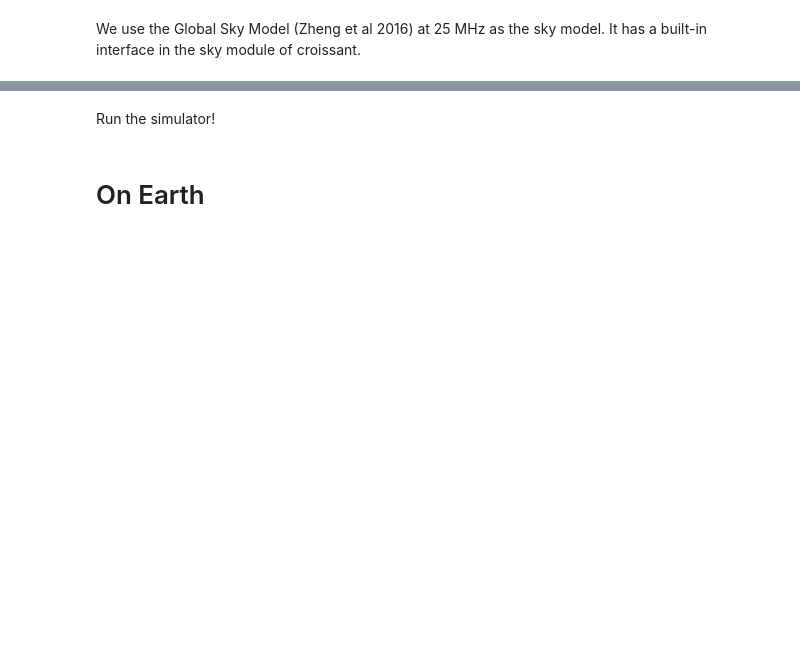
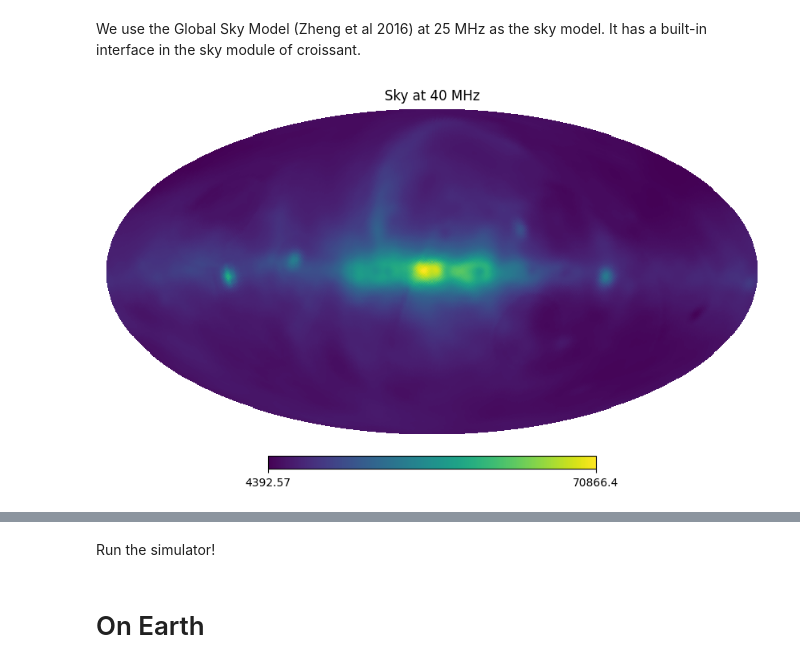
Before and after one commit to christianhbye/croissant, a Jupyter notebook: notebooks/jax_example.ipynb, the cells around one changed output, grey strips where cells are left out. Cells and saved outputs as stored; diff of their text form; code cells hidden in the pictures; blank space fills up the shorter version.

```diff
--- a/notebooks/jax_example.ipynb
+++ b/notebooks/jax_example.ipynb
@@ -49,7 +53,10 @@ NameError: name 'partial' is not defined
 # %% [markdown]
 We use the Global Sky Model (Zheng et al 2016) at 25 MHz as the sky model. It has a built-in interface in the sky module of croissant.
 # %%
-sky = cro.Sky.gsm(beam.frequencies, lmax=beam.lmax)
-hp.mollview(sky.hp_map(nside)[0], title=f"Sky at {freq[0]:.0f} MHz")
+sky = crojax.Sky.gsm(beam.frequencies, lmax=beam.lmax.item())
+m = sky.alm2map(sampling="healpix", nside=64, frequencies=freq[0])
+mollview(m[0], title=f"Sky at {freq[0]:.0f} MHz")
+# %% [output]
+[figure, added]
 # %%
 plt.figure()
```
Also changed, not shown: parts of 5 cells of this notebook.
